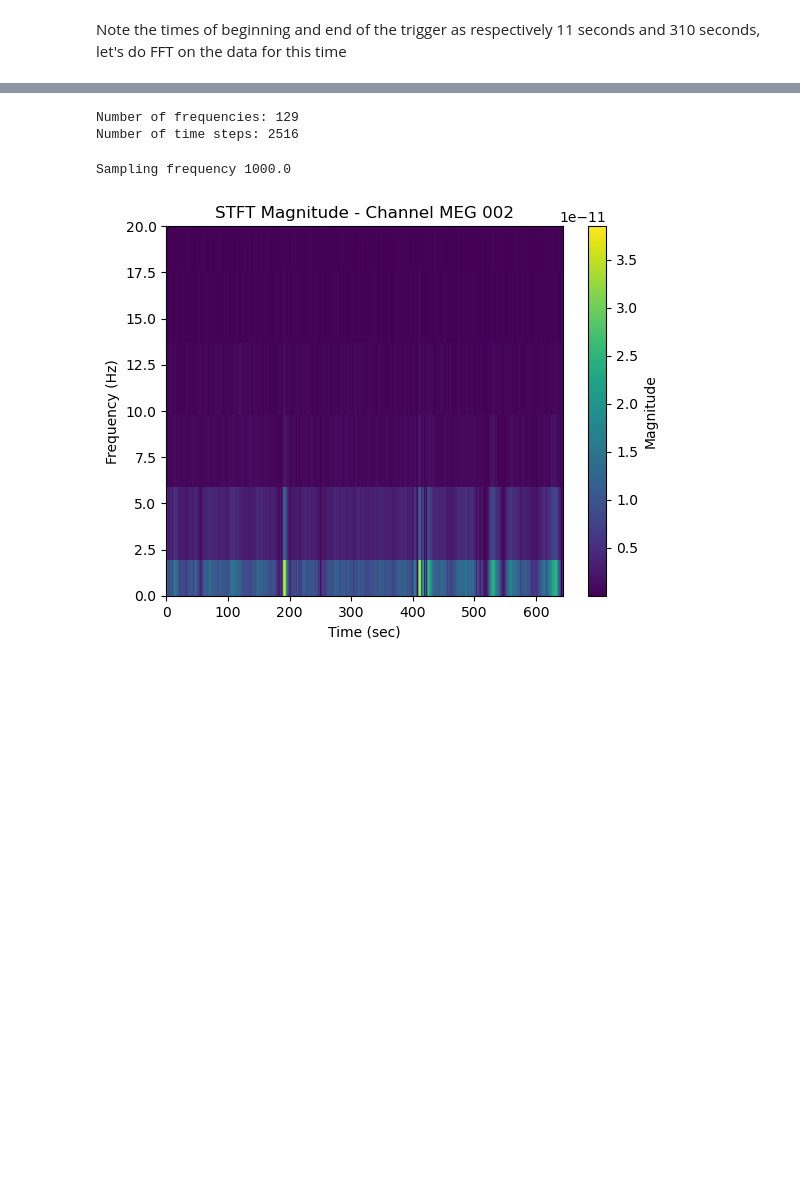
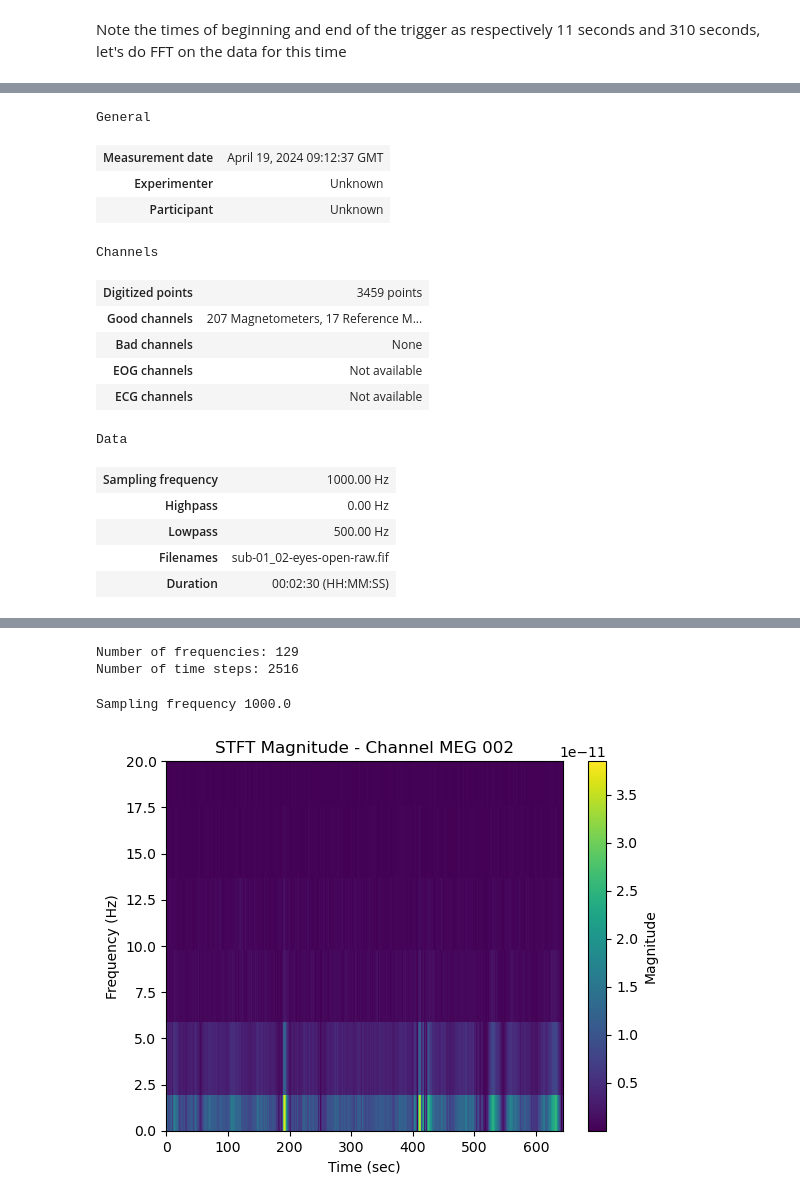
Before and after one commit to contsili/meg-pipeline, a Jupyter notebook: docs/source/5-pipeline/notebooks/mne/resting_state_pipeline.ipynb, the cells around one changed output, grey strips where cells are left out. Drawn from its saved outputs; the diff is of its cells as text; code cells hidden in the pictures; blank space fills up the shorter version.

```diff
--- a/docs/source/5-pipeline/notebooks/mne/resting_state_pipeline.ipynb
+++ b/docs/source/5-pipeline/notebooks/mne/resting_state_pipeline.ipynb
@@ -145,0 +186,20 @@ croped_data.plot(start=0, duration =5)
+# %%
+crop_raw_open = raw_open.copy()
+crop_raw_open.crop(100, 250)
+# %% [output]
+General
+| Measurement date | April 19, 2024 09:12:37 GMT |
+| Experimenter | Unknown |
+| Participant | Unknown |
+Channels
+| Digitized points | 3459 points |
+| Good channels | 207 Magnetometers, 17 Reference M... |
+| Bad channels | None |
+| EOG channels | Not available |
+| ECG channels | Not available |
+Data
+| Sampling frequency | 1000.00 Hz |
+| Highpass | 0.00 Hz |
+| Lowpass | 500.00 Hz |
+| Filenames | sub-01_02-eyes-open-raw.fif |
+| Duration | 00:02:30 (HH:MM:SS) |
```
Also changed, not shown: parts of 25 cells of this notebook, 20 other files.
